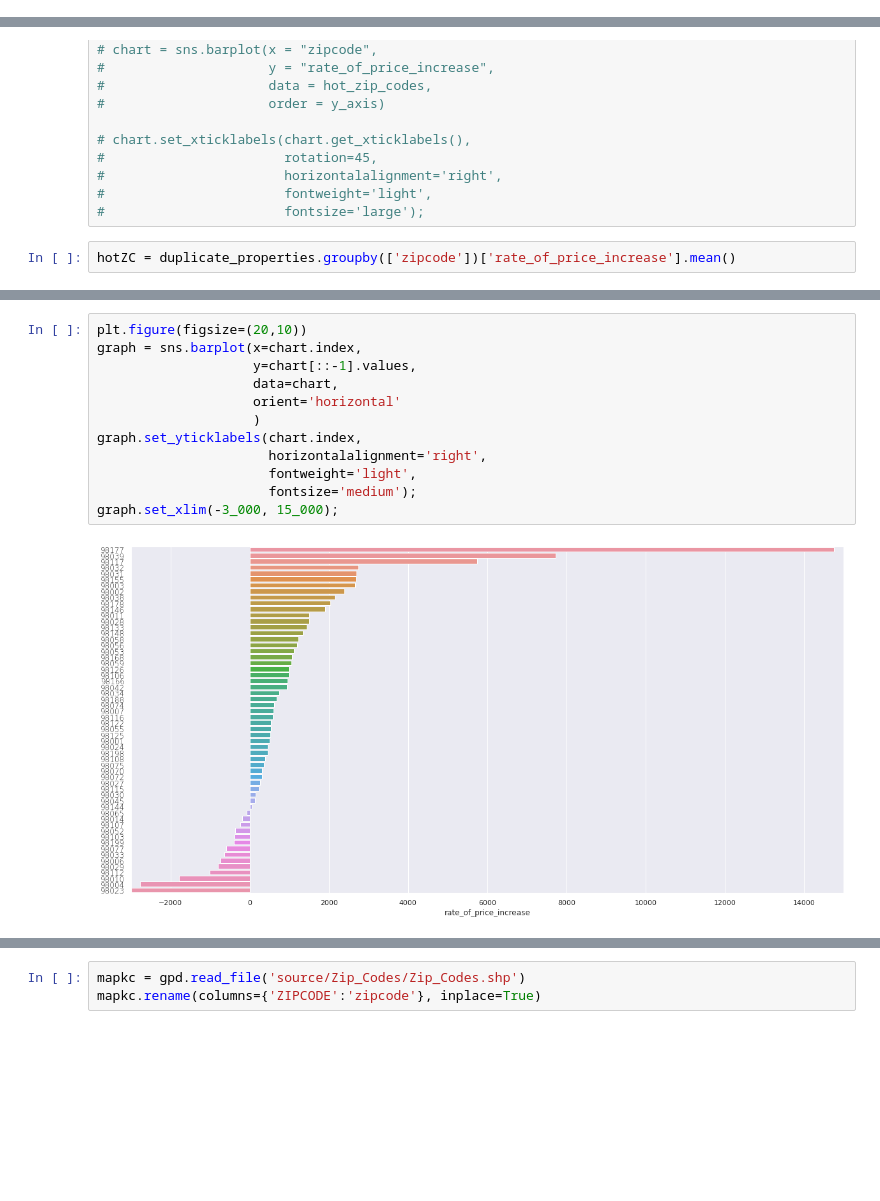
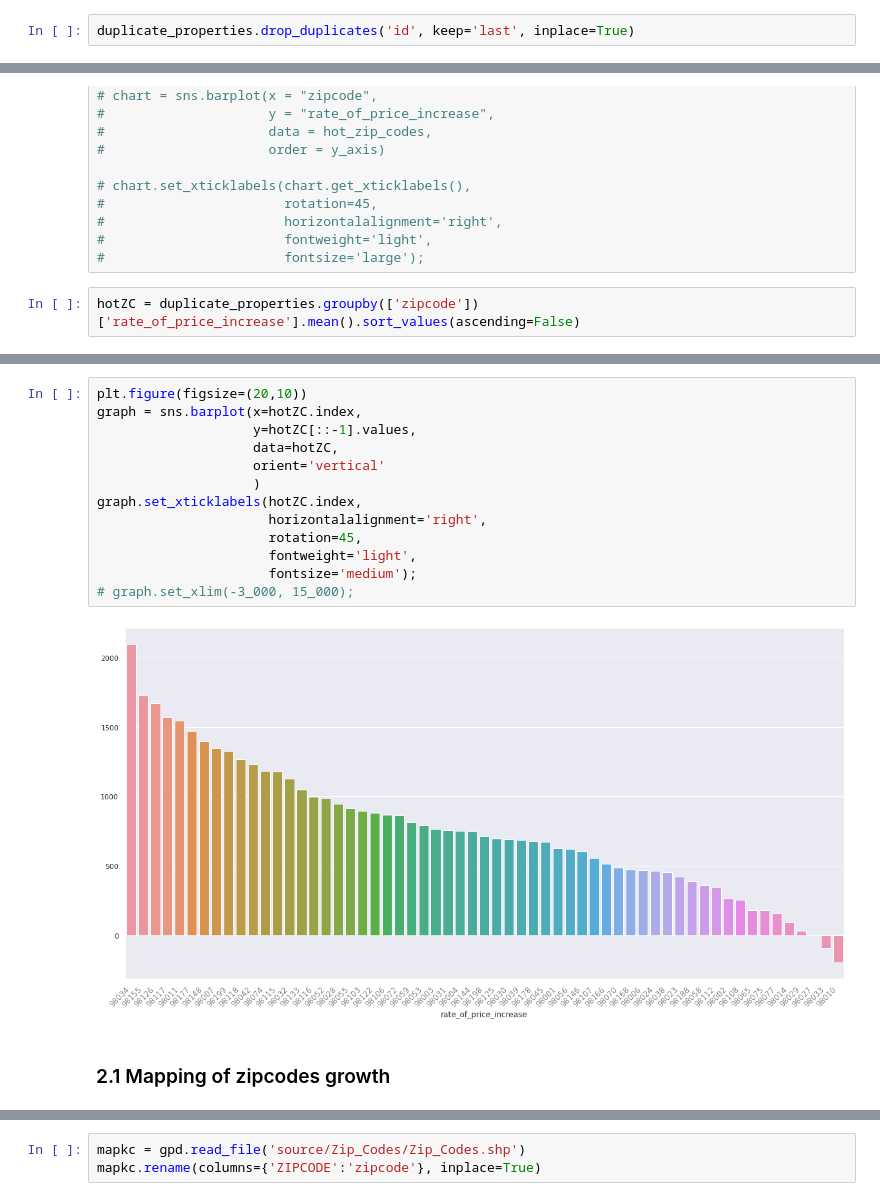
Before and after one commit to aghilissen/KayCee, a Jupyter notebook: index.ipynb, the cells around one changed output, grey strips where cells are left out. Drawn from its saved outputs; the diff is of its cells as text; blank space fills up the shorter version.

```diff
--- a/index.ipynb
+++ b/index.ipynb
@@ -182,5 +182,7 @@ duplicate_properties.drop(duplicate_properties.index[317], inplace=True)
 duplicate_properties['time_diff'] = duplicate_properties['date'].diff().dt.days
 duplicate_properties['price_diff'] = duplicate_properties['price'].diff()
 duplicate_properties['rate_of_price_increase'] = duplicate_properties['price_diff'] / pd.to_numeric(duplicate_properties['time_diff'])
+# %%
+duplicate_properties.drop_duplicates('id', keep='last', inplace=True)
 # %% [markdown]
 ### 1.2 Depreciating properties
@@ -333,4 +292,4 @@ The properties that have lost money over time seem to be randomly spread across
 #                       fontweight='light',
 #                       fontsize='large');
 # %%
-hotZC = duplicate_properties.groupby(['zipcode'])['rate_of_price_increase'].mean()
+hotZC = duplicate_properties.groupby(['zipcode'])['rate_of_price_increase'].mean().sort_values(ascending=False)
@@ -359,14 +296,17 @@ Name: rate_of_price_increase, dtype: float64
 # %%
 plt.figure(figsize=(20,10))
-graph = sns.barplot(x=chart.index,
-                    y=chart[::-1].values,
-                    data=chart,
-                    orient='horizontal'
+graph = sns.barplot(x=hotZC.index,
+                    y=hotZC[::-1].values,
+                    data=hotZC,
+                    orient='vertical'
                     )
-graph.set_yticklabels(chart.index,
+graph.set_xticklabels(hotZC.index,
                       horizontalalignment='right',
+                      rotation=45,
                       fontweight='light',
                       fontsize='medium');
-graph.set_xlim(-3_000, 15_000);
+# graph.set_xlim(-3_000, 15_000);
 # %% [output]
-[figure, old version]
+[figure, new version]
+# %% [markdown]
+### 2.1 Mapping of zipcodes growth
```
Also changed, not shown: parts of 16 cells of this notebook.
